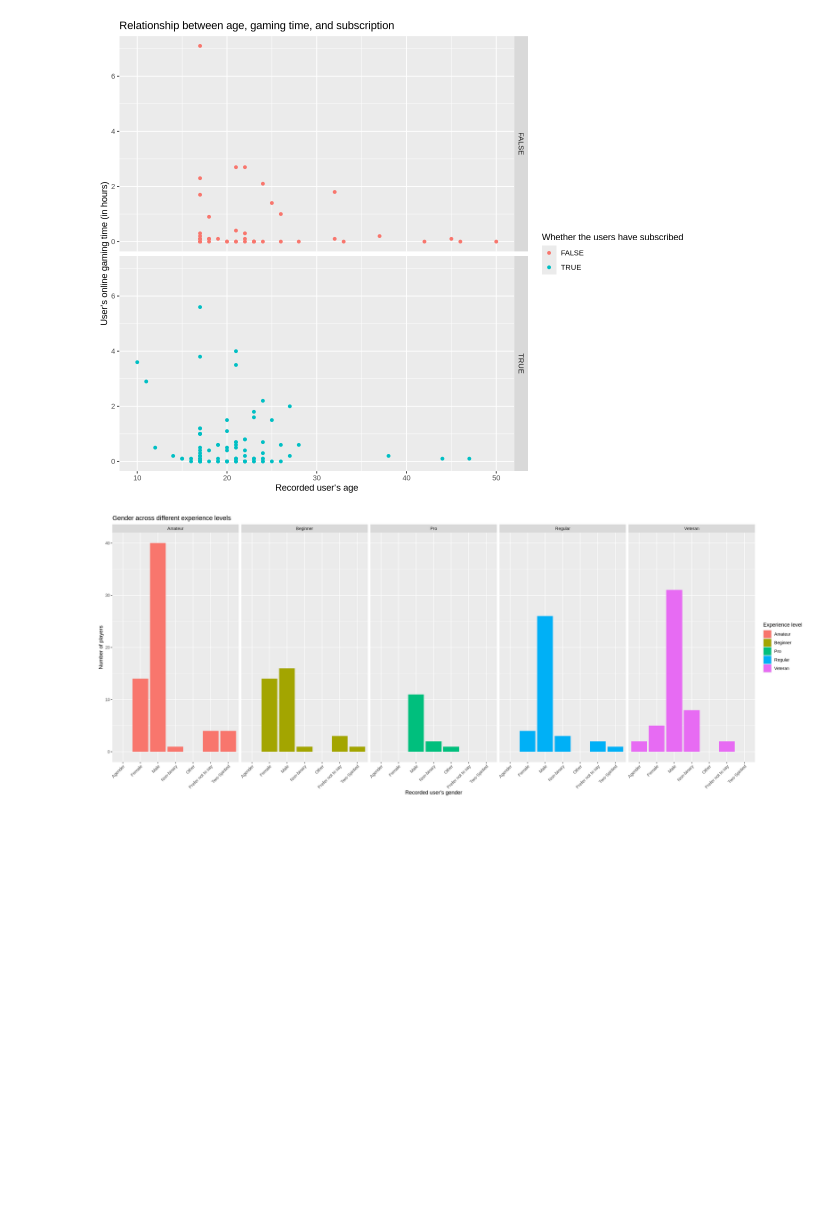
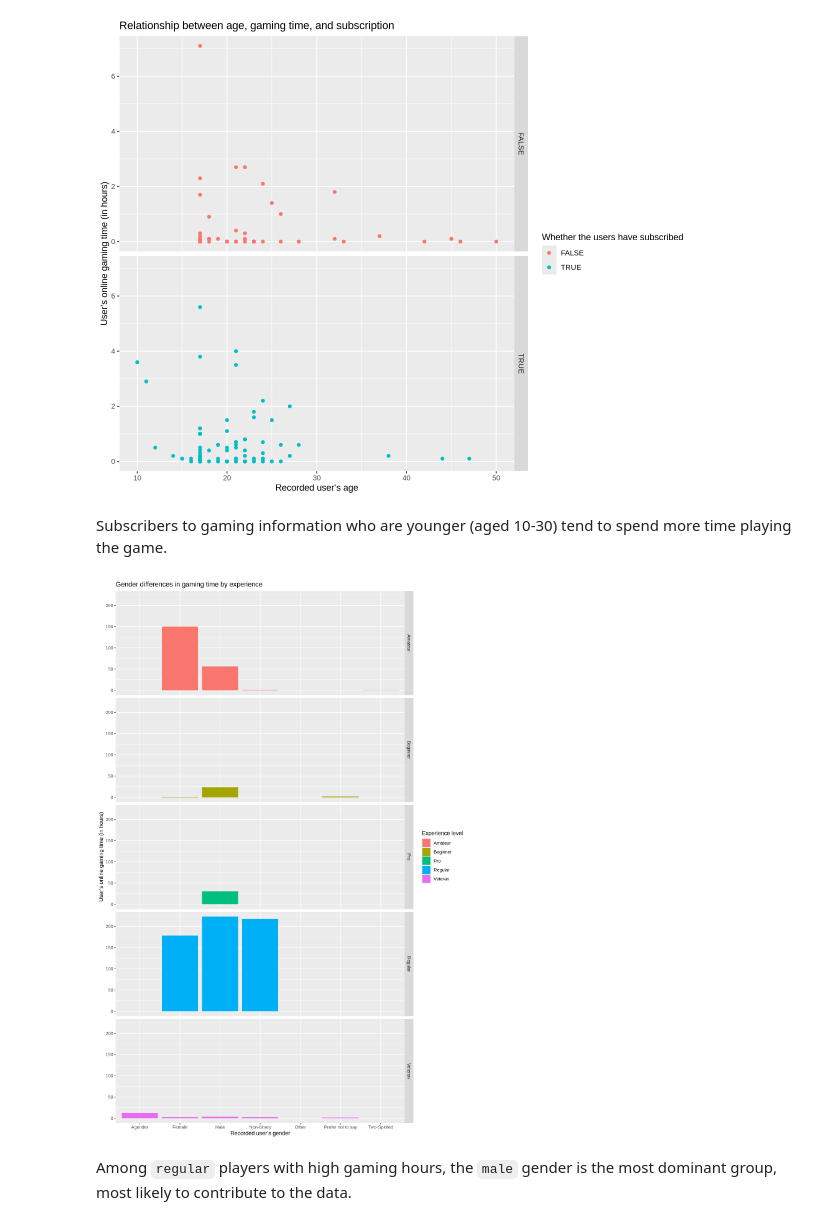
Before and after one commit to YuanYuan-06/dsci-Individualplan, a Jupyter notebook: individual plan project.ipynb, the cells around one changed output. Cells and saved outputs as stored; diff of their text form; code cells hidden in the pictures; blank space fills up the shorter version.

```diff
--- a/individual plan project.ipynb
+++ b/individual plan project.ipynb
@@ -327,17 +331,21 @@ facet_grid(rows=vars(subscribe))
 players_age_playedhours_subscribe
 # %% [output]
 [figure]
+# %% [markdown]
+Subscribers to gaming information who are younger (aged 10-30) tend to spend more time playing the game.
 # %%
-options(repr.plot.width=20, repr.plot.height = 8)
-players_gender_experience <- players |>
-ggplot(aes(x=gender,fill=experience))+
-geom_bar(stat = "count", position = "dodge")+
+options(repr.plot.width=10, repr.plot.height = 15)
+players_gender_playedtime_subscribe <- players |>
+ggplot(aes(x=gender,y=played_hours))+
+geom_col(aes(fill=experience),position="dodge")+
 labs(x="Recorded user's gender",
-     y="Number of players",
+     y="User's online gaming time (in hours)",
      fill="Experience level",
-    title= "Gender across different experience levels")+
-facet_grid(cols=vars(experience))+
-theme(axis.text.x=element_text(angle=45, hjust = 1))
-players_gender_experience
+    title= "Gender differences in gaming time by experience")+
+facet_grid(rows=vars(experience))
+
+players_gender_playedtime_subscribe
 # %% [output]
-[figure, old version]
+[figure, new version]
+# %% [markdown]
+Among `regular` players with high gaming hours, the `male` gender is the most dominant group, most likely to contribute to the data.
```
Also changed, not shown: parts of 10 cells of this notebook.
